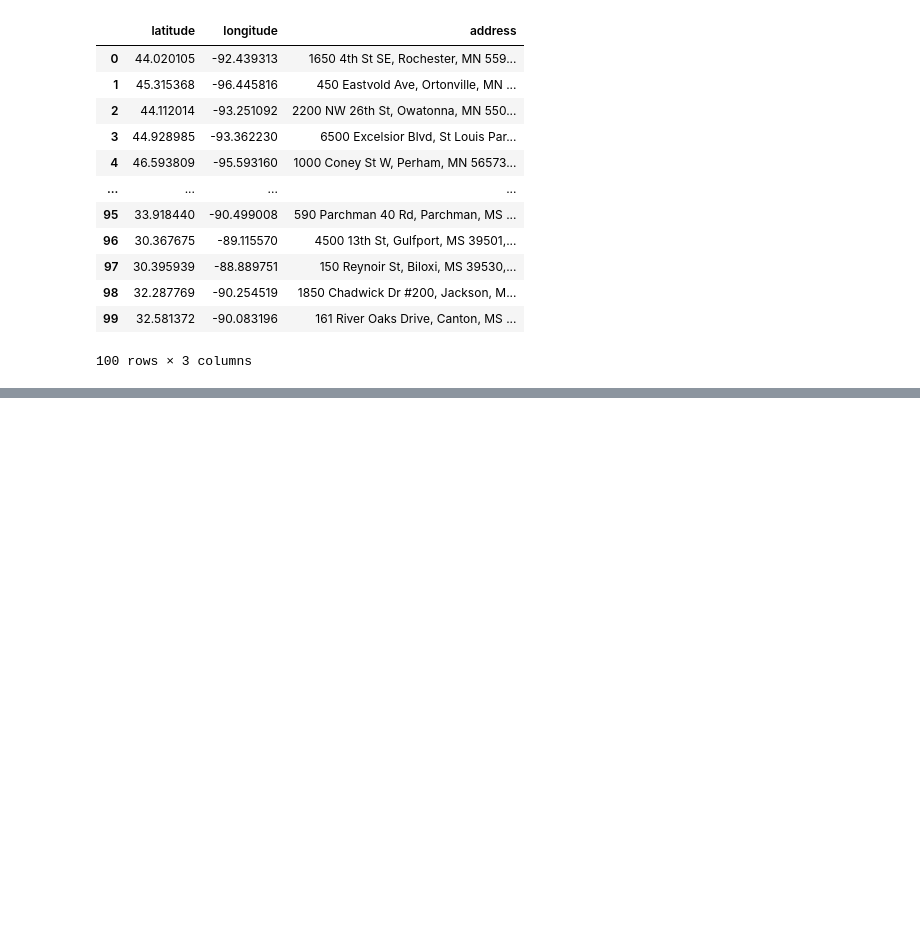
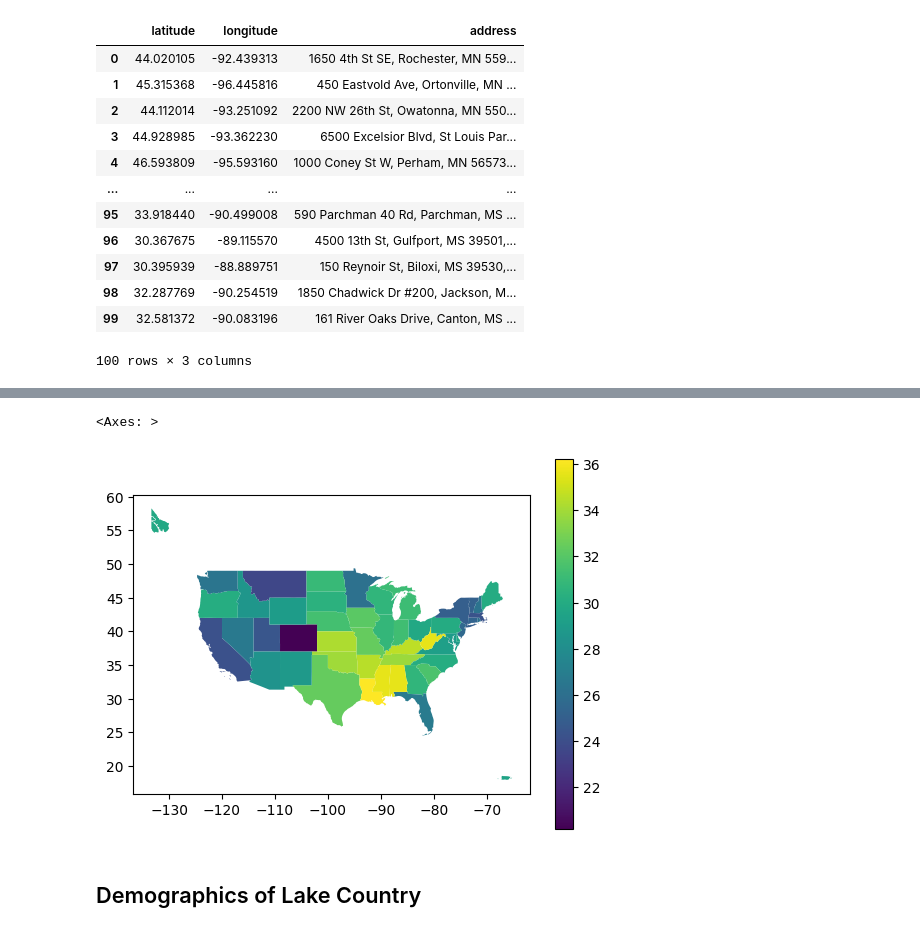
Before and after one commit to jas-tang/datasci_7_geospatial, a Jupyter notebook: geospatial7.ipynb, the cells around one changed output, grey strips where cells are left out. Cells and saved outputs as stored; diff of their text form; code cells hidden in the pictures; blank space fills up the shorter version.

```diff
--- a/geospatial7.ipynb
+++ b/geospatial7.ipynb
@@ -153,0 +160,3 @@ df_reverse
+# %%
+df_gpd = gpd.read_file('/content/National_Obesity_By_State.geojson')
+df_gpd
@@ -153,0 +181,7 @@ df_reverse
+# %%
+df_gpd.plot("Obesity", legend=True)
+# %% [output]
+<Axes: >
+[figure, added]
+# %% [markdown]
+## Demographics of Lake Country
```
Also changed, not shown: parts of 17 cells of this notebook.
